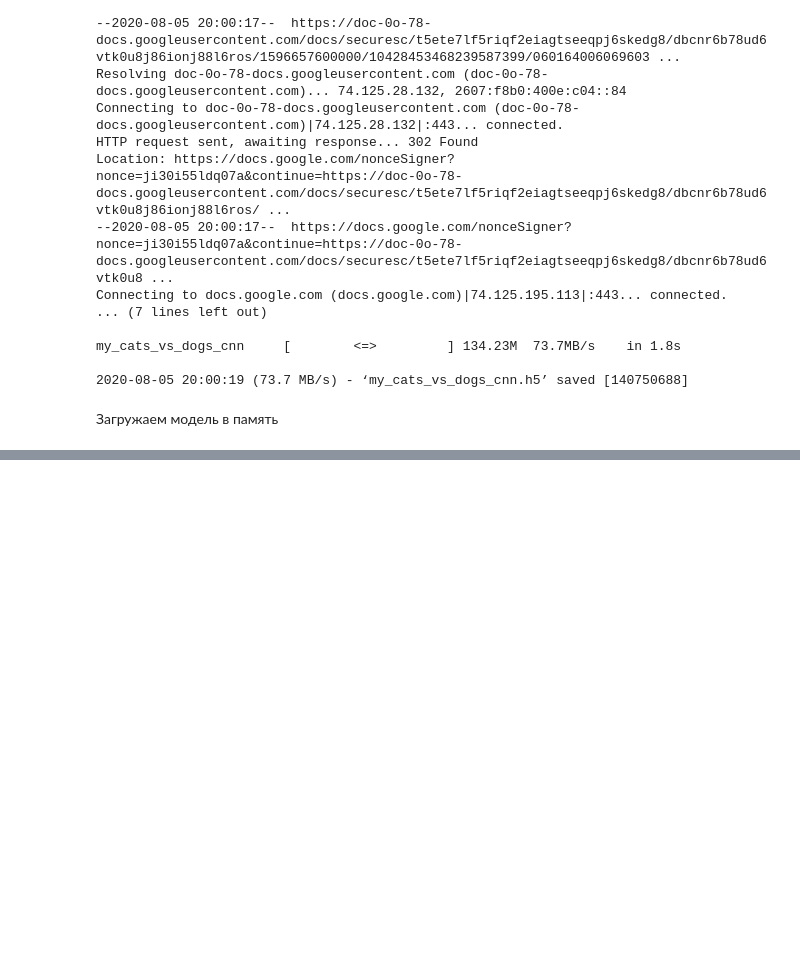
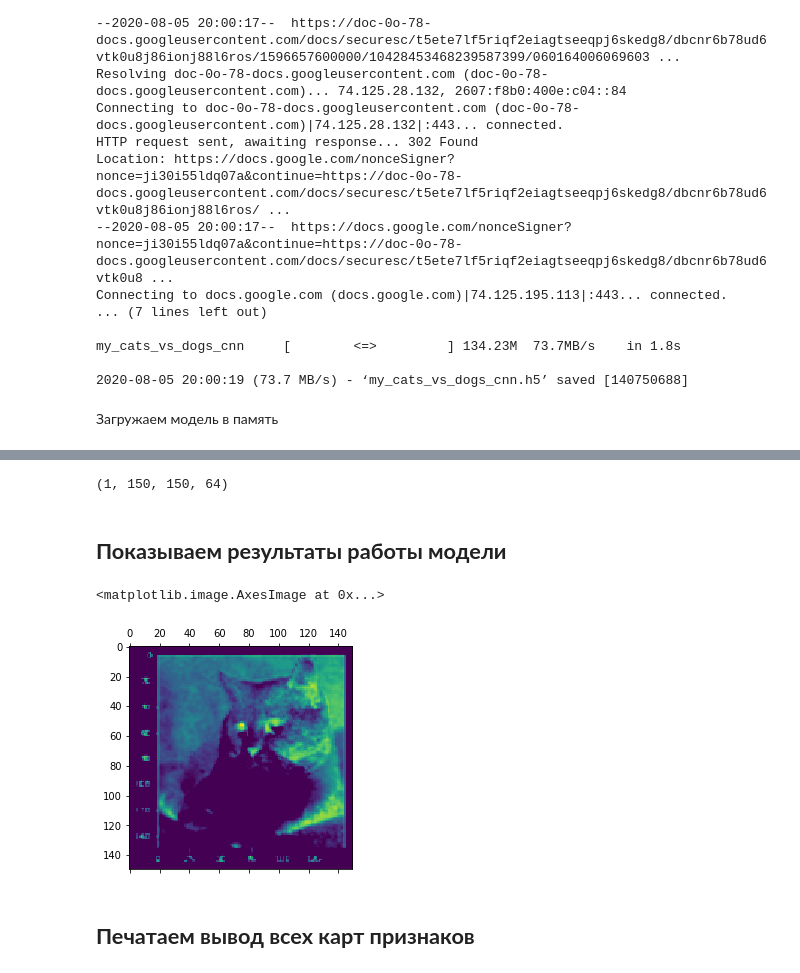
Before and after one commit to vasiliyeskin/MachineLearningExperiences, a Jupyter notebook: transfer_learning/cats_and_dogs_vgg16_visualisationOfCNN.ipynb, the cells around one changed output, grey strips where cells are left out. Drawn from its saved outputs; the diff is of its cells as text; code cells hidden in the pictures; blank space fills up the shorter version.

```diff
--- a/transfer_learning/cats_and_dogs_vgg16_visualisationOfCNN.ipynb
+++ b/transfer_learning/cats_and_dogs_vgg16_visualisationOfCNN.ipynb
@@ -255,2 +89,0 @@ vgg16_net = VGG16(weights='imagenet', include_top=False, input_shape=(150, 150,
-# %%
-vgg16_net.trainable = False
@@ -370,7 +89,0 @@ print("Аккуратность на тестовых данных: %.2f%%" % (s
-# %%
-vgg16_net.trainable = True
-trainable = False
-for layer in vgg16_net.layers:
-    if layer.name == 'block5_conv1':
-        trainable = True
-    layer.trainable = trainable
@@ -402,0 +92,3 @@ print("Аккуратность на тестовых данных: %.2f%%" % (s
+# %%
+# Номера сверточных слоев - 0, 3, 6
+activation_model = Model(inputs=vgg16_net.input, outputs=vgg16_net.layers[1].output)
@@ -402,0 +112,2 @@ print("Аккуратность на тестовых данных: %.2f%%" % (s
+# %%
+activation = activation_model.predict(img_array)
@@ -402,0 +116,13 @@ print("Аккуратность на тестовых данных: %.2f%%" % (s
+# %%
+print(activation.shape)
+# %% [output]
+(1, 150, 150, 64)
+# %% [markdown]
+## **Показываем результаты работы модели**
+# %%
+plt.matshow(activation[0, :, :, 19], cmap='viridis')
+# %% [output]
+<matplotlib.image.AxesImage at 0x...>
+[figure, added]
+# %% [markdown]
+## **Печатаем вывод всех карт признаков**
```
Also changed, not shown: parts of 60 cells of this notebook.
